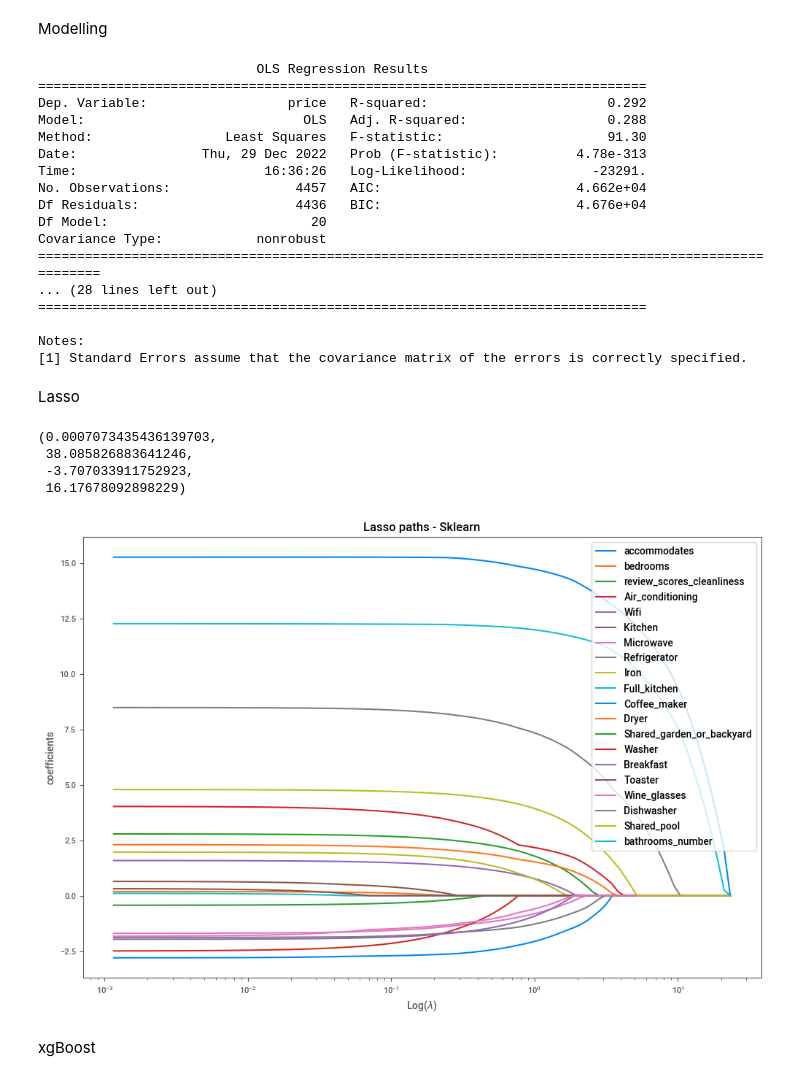
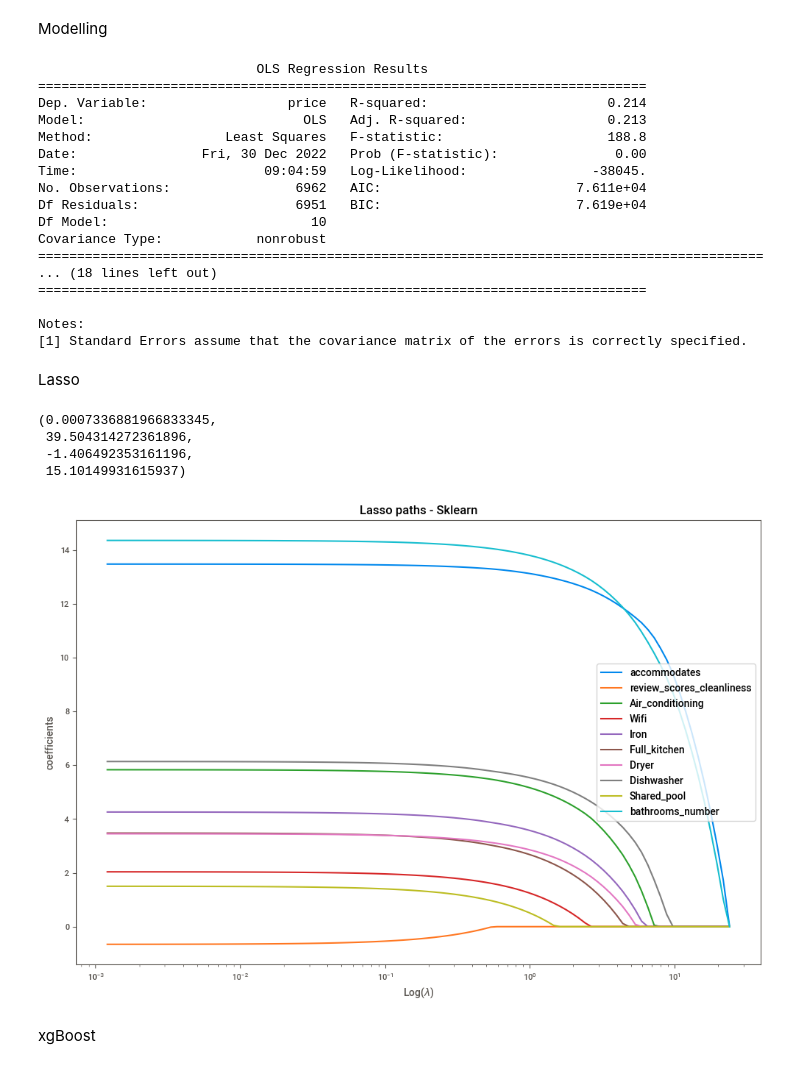
Before and after one commit to MarieeCzy/airbnb_ml_model, a Jupyter notebook: sevilla_city.ipynb, the cells around one changed output. Saved outputs shown, nothing was run; the diff lists cells and outputs as text; code cells hidden in the pictures.

```diff
--- a/sevilla_city.ipynb
+++ b/sevilla_city.ipynb
@@ -236,23 +270,31 @@ data.head()
 # %% [markdown]
 Modelling
 # %%
-model = smf.ols('price ~ accommodates + bedrooms + review_scores_cleanliness + bathrooms_number + Wifi + Air_conditioning + Kitchen + Microwave + Refrigerator + Iron + Full_kitchen + Coffee_maker + Dryer + Shared_garden_or_backyard + Air_conditioning + Full_kitchen + Coffee_maker + Shared_garden_or_backyard + Washer + Breakfast + Toaster + Wine_glasses + Dishwasher + Shared_pool', data=data).fit()
+'''Modelujemy, to co zakomentowane miało ujemny lub znikomy wpływ
+ na kształtowanie modelu, wysokie "p" itd'''
+
+model = smf.ols('price ~ accommodates + review_scores_cleanliness +'
+                'bathrooms_number + Wifi + Air_conditioning +'
+                #Microwave + bedrooms + Toaster + Refrigerator + Kitchen + Shared_garden_or_backyard + Coffee_maker + Washer + Breakfast + Wine_glasses
+                'Iron + Full_kitchen + Dryer +'
+                'Air_conditioning +'
+                'Dishwasher + Shared_pool', data=data).fit()
 
 print(model.summary())
 # %% [output]
                             OLS Regression Results
 ==============================================================================
-Dep. Variable:                  price   R-squared:                       0.292
-Model:                            OLS   Adj. R-squared:                  0.288
-Method:                 Least Squares   F-statistic:                     91.30
-Date:                Thu, 29 Dec 2022   Prob (F-statistic):          4.78e-313
-Time:                        16:36:26   Log-Likelihood:                -23291.
-No. Observations:                4457   AIC:                         4.662e+04
-Df Residuals:                    4436   BIC:                         4.676e+04
-Df Model:                          20
+Dep. Variable:                  price   R-squared:                       0.214
+Model:                            OLS   Adj. R-squared:                  0.213
+Method:                 Least Squares   F-statistic:                     188.8
+Date:                Fri, 30 Dec 2022   Prob (F-statistic):               0.00
+Time:                        09:04:59   Log-Likelihood:                -38045.
+No. Observations:                6962   AIC:                         7.611e+04
+Df Residuals:                    6951   BIC:                         7.619e+04
+Df Model:                          10
 Covariance Type:            nonrobust
-=====================================================================================================
-... (28 lines left out)
+=============================================================================================
+... (18 lines left out)
 ==============================================================================
 
 Notes:
@@ -260,55 +302,57 @@ Notes:
 # %% [markdown]
 Lasso
 # %%
-#variables = ['accommodates', 'bedrooms', 'bathrooms_number', 'review_scores_cleanliness', 'Wifi', 'Air_conditioning', 'Kitchen', 'Microwave']
+'''Tu te same wartości co powyżej i też wycięte te mniej istotne'''
+
 variables = [
  'accommodates',
- 'bedrooms',
+ #'bedrooms',
  'review_scores_cleanliness',
  'Air_conditioning',
  'Wifi',
- 'Kitchen',
- 'Microwave',
- 'Refrigerator',
+ #'Kitchen',
+ #'Microwave',
+ #'Refrigerator',
  'Iron',
  'Full_kitchen',
- 'Coffee_maker',
+ #'Coffee_maker',
  'Dryer',
- 'Shared_garden_or_backyard',
- 'Washer',
- 'Breakfast',
- 'Toaster',
- 'Wine_glasses',
+ #'Shared_garden_or_backyard',
+ #'Washer',
+ #'Breakfast',
+ #'Toaster',
+ #'Wine_glasses',
  'Dishwasher',
  'Shared_pool',
  'bathrooms_number']
+
 data_subset = data.loc[:, variables + ['price']]
 data_subset.dropna(inplace=True)
 
 X = data_subset.loc[:,variables]
 X = preprocessing.scale(X)
 y = np.array(data_subset.price)
 
 alphas_lasso, coefs_lasso, _ = lasso_path(X, y, eps = 5e-5)
 
 # Display results
 plt.figure(figsize = (12,8))
 
 for i in range(X.shape[1]):
     plt.plot(alphas_lasso, coefs_lasso[i], label = variables[i])
 
 plt.xscale('log')
 plt.xlabel('Log($\\lambda$)')
 plt.ylabel('coefficients')
 plt.title('Lasso paths - Sklearn')
 plt.legend()
 plt.axis('tight')
 # %% [output]
-(0.0007073435436139703,
- 38.085826883641246,
- -3.707033911752923,
- 16.17678092898229)
+(0.0007336881966833345,
+ 39.504314272361896,
+ -1.406492353161196,
+ 15.10149931615937)
-[figure, old version]
+[figure, new version]
 # %% [markdown]
 xgBoost
 # %%
```
Also changed, not shown: parts of 25 cells of this notebook.
